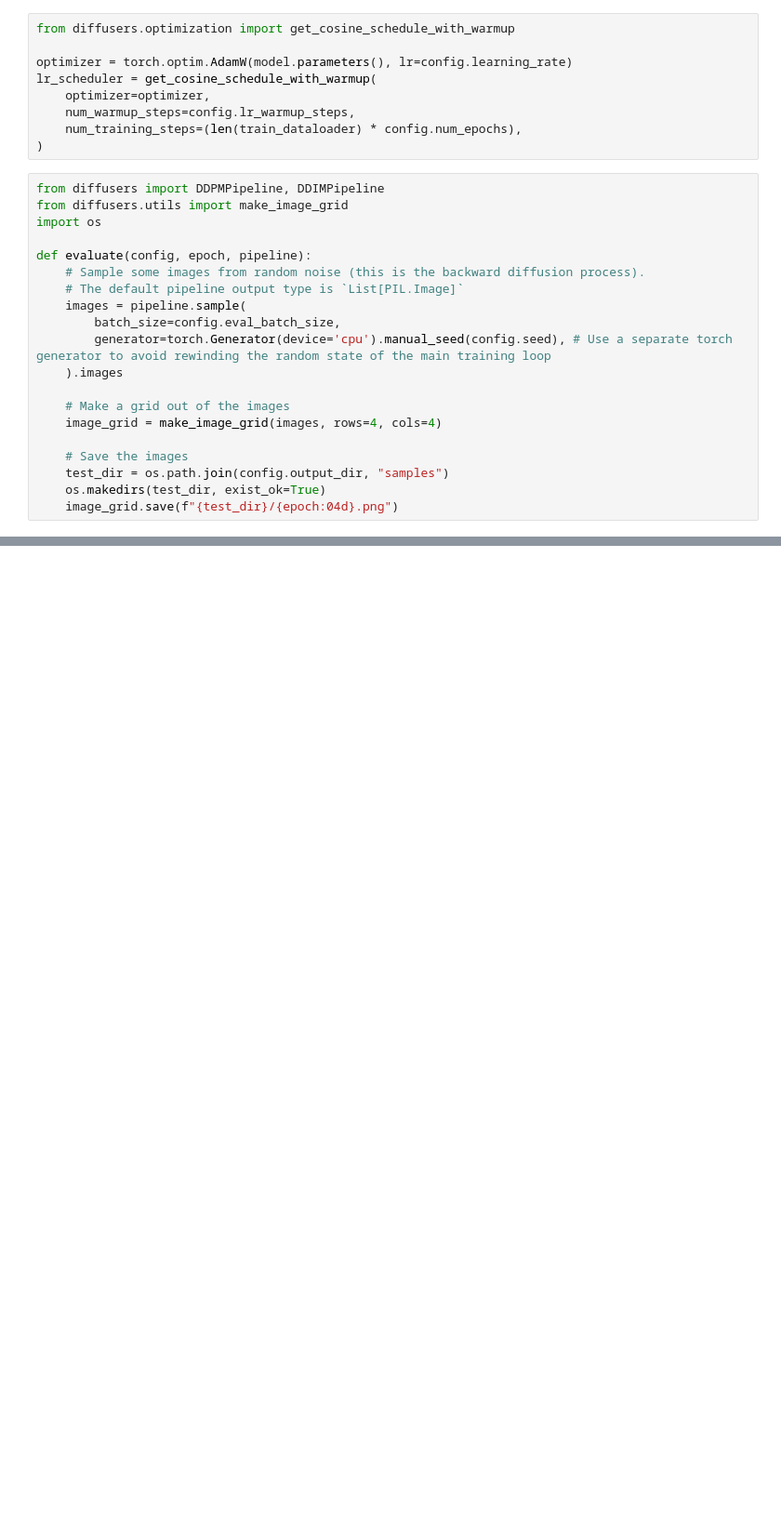
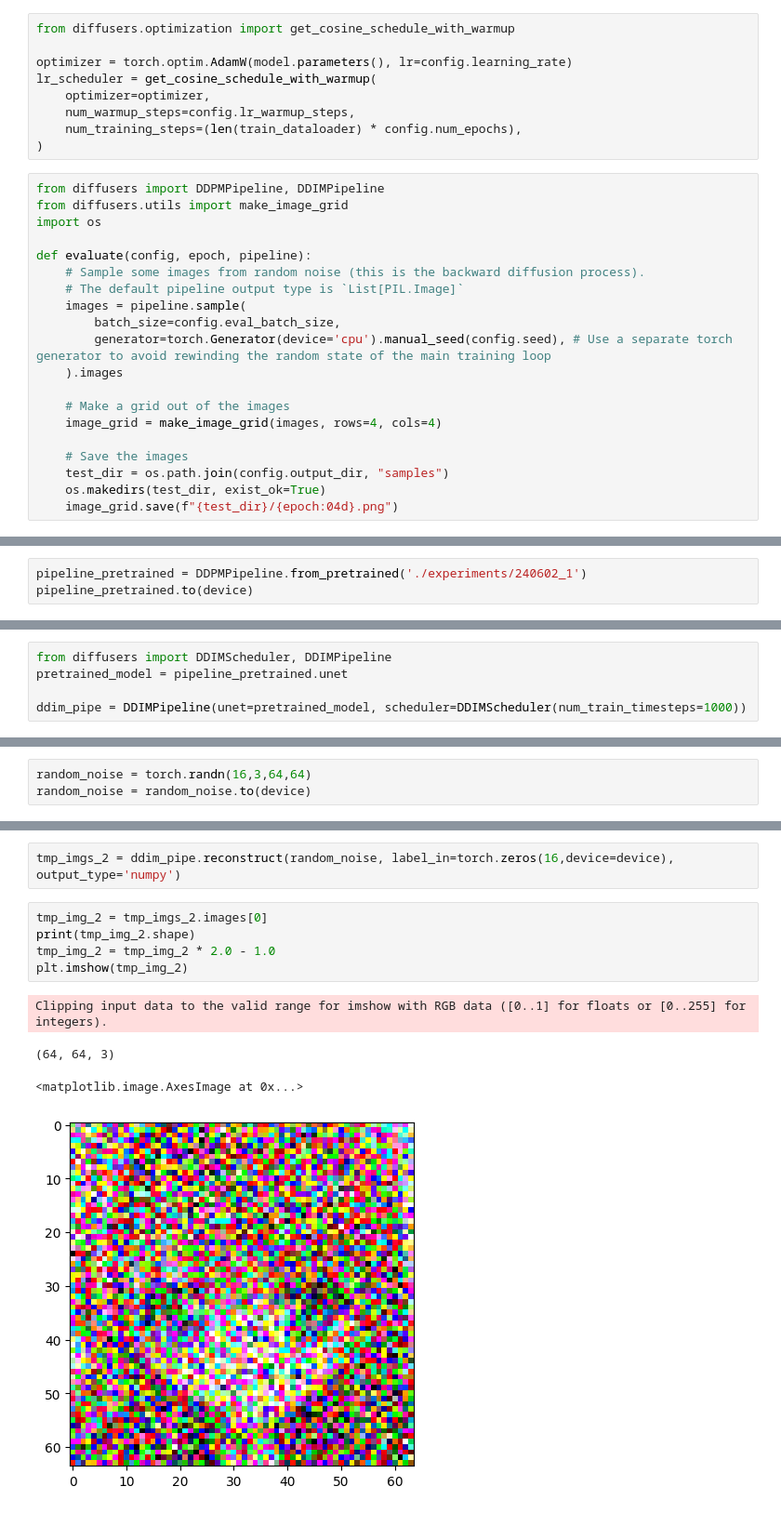
Before and after one commit to echeloni11/couple_avatar, a Jupyter notebook: explore.ipynb, the cells around one changed output, grey strips where cells are left out. Shown at 93% size. Drawn from its saved outputs; the diff is of its cells as text; blank space fills up the shorter version.

```diff
--- a/explore.ipynb
+++ b/explore.ipynb
@@ -377,0 +437,3 @@ Image.open(sample_images[-1])
+# %%
+pipeline_pretrained = DDPMPipeline.from_pretrained('./experiments/240602_1')
+pipeline_pretrained.to(device)
@@ -377,0 +454,5 @@ Image.open(sample_images[-1])
+# %%
+from diffusers import DDIMScheduler, DDIMPipeline
+pretrained_model = pipeline_pretrained.unet
+
+ddim_pipe = DDIMPipeline(unet=pretrained_model, scheduler=DDIMScheduler(num_train_timesteps=1000))
@@ -377,0 +464,3 @@ Image.open(sample_images[-1])
+# %%
+random_noise = torch.randn(16,3,64,64)
+random_noise = random_noise.to(device)
@@ -377,0 +482,12 @@ Image.open(sample_images[-1])
+# %%
+tmp_imgs_2 = ddim_pipe.reconstruct(random_noise, label_in=torch.zeros(16,device=device), output_type='numpy')
+# %%
+tmp_img_2 = tmp_imgs_2.images[0]
+print(tmp_img_2.shape)
+tmp_img_2 = tmp_img_2 * 2.0 - 1.0
+plt.imshow(tmp_img_2)
+# %% [output]
+Clipping input data to the valid range for imshow with RGB data ([0..1] for floats or [0..255] for integers).
+(64, 64, 3)
+<matplotlib.image.AxesImage at 0x...>
+[figure, added]
```
Also changed, not shown: parts of 26 cells of this notebook, 6 other files.
